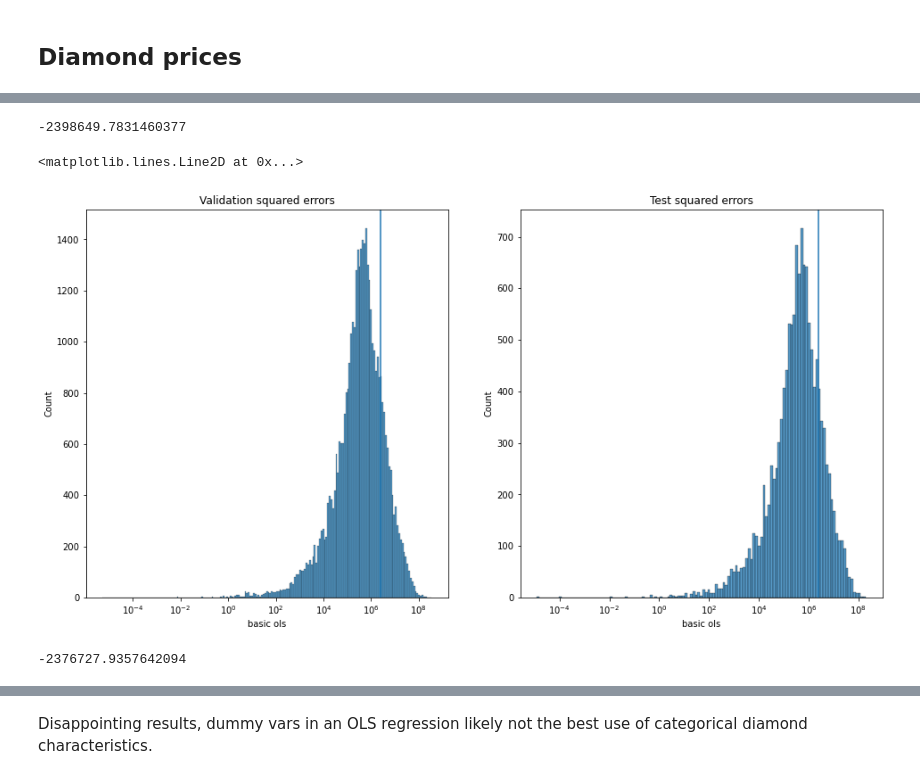
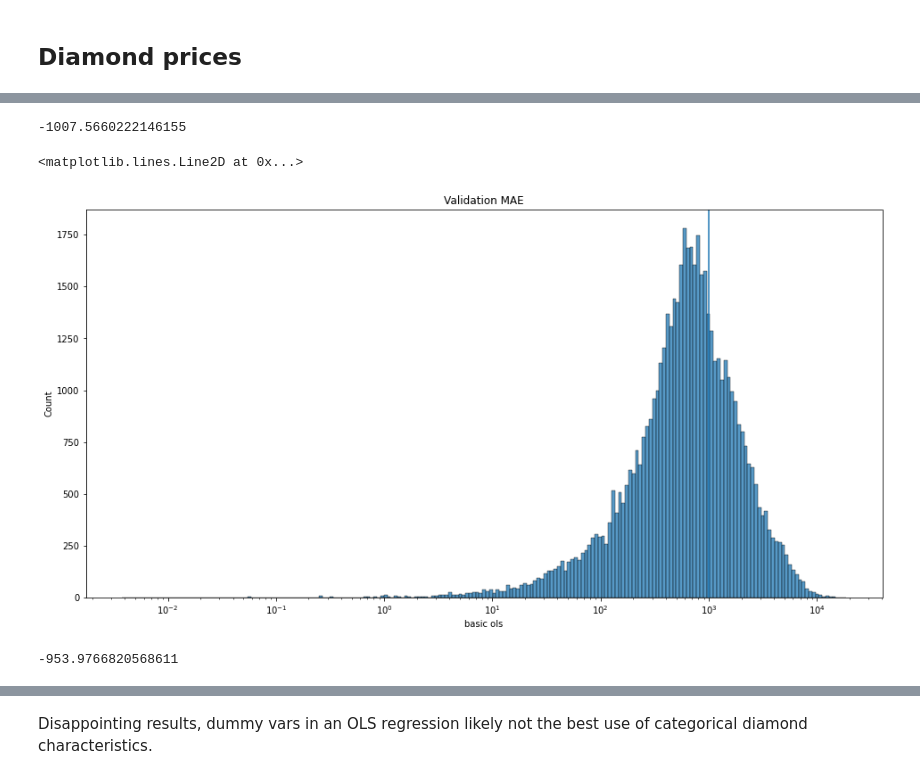
Before and after one commit to MatthewAckman/diamond_prices, a Jupyter notebook: fi_sandbox.ipynb, the cells around one changed output, grey strips where cells are left out. Cells and saved outputs as stored; diff of their text form; code cells hidden in the pictures.

```diff
--- a/fi_sandbox.ipynb
+++ b/fi_sandbox.ipynb
@@ -6,10 +6,8 @@ import seaborn as sns
 import matplotlib.pyplot as plt
 from module import *  # in-house module
 
-from sklearn.preprocessing import PolynomialFeatures
-from sklearn.preprocessing import StandardScaler
+from sklearn.preprocessing import PolynomialFeatures, StandardScaler
 from sklearn.model_selection import cross_val_score
-from sklearn.metrics import mean_squared_error
 from sklearn.linear_model import LinearRegression
 from sklearn.ensemble import RandomForestRegressor
 from sklearn.pipeline import Pipeline
@@ -17,24 +15,19 @@ from sklearn.pipeline import Pipeline
 import warnings
 warnings.filterwarnings("ignore")
 
-## load main dataset
+## Load main dataset
 df = sns.load_dataset('diamonds')
 df = df[['price','carat','color','cut','clarity']]
-cv_errors = pd.DataFrame()  # used to store errors for plotting
-tt_errors = pd.DataFrame()  # ^^
+errors = pd.DataFrame()  # used to store errors for plotting
 
-intercept = True
-scoring = 'neg_mean_squared_error'
+## Project-wide toggles
+intercept = True  # intercept for OLS models
+scoring = 'neg_mean_absolute_error'  # scoring method for cross-validation
 
 
-def get_errors(data, model, exog, endog, kfold=None):
-    if not kfold:
-        kfold = KFold(n_splits=5, shuffle=True, random_state=1996)
-
-    cv_errors = pd.DataFrame()
-    tt_errors = pd.DataFrame()
-
-    data, test_data = tt_tr_split(data)
+def get_errors(data, model, exog, endog):
+    kfold = KFold(n_splits=5, shuffle=True, random_state=1996)
+    errors = pd.DataFrame()
 
     # yield cv errors
     for tr, tt in kfold.split(data):
@@ -42,9 +35,7 @@ def get_errors(data, model, exog, endog, kfold=None):
         xtt, ytt = data.iloc[tt][exog], data.iloc[tt][endog]
         model.fit(xtr, ytr)
 
-        cv_errors = cv_errors.append((model.predict(xtt) - ytt)**2, ignore_index=True)
+        ypred = model.predict(xtt).reshape(-1,1)
+        errors = errors.append(abs(ypred - ytt), ignore_index=True)
 
-    # yield test errors
-    tt_errors = tt_errors.append((model.predict(test_data[exog]) - test_data[endog])**2, ignore_index=True)
-
-    return cv_errors, tt_errors
+    return errors.replace([-np.inf, np.inf], np.nan)
@@ -55,7 +53,7 @@ y = ['price']
 X = ['carat']
 
 pipe = Pipeline([
-    ('ols', LinearRegression(fit_intercept=intercept))
+    ('ols', LinearRegression(fit_intercept = intercept))
 ])
 
 cross_val_score(estimator=pipe,
@@ -64,18 +62,16 @@ cross_val_score(estimator=pipe,
                 cv = KFold(n_splits=5, shuffle=True, random_state=1996),
                 scoring = scoring).mean()
 # %% [output]
--2398649.7831460377
+-1007.5660222146155
 # %%
-fig, ax = plt.subplots(1,2, figsize=(16,8))
+fig, ax = plt.subplots(1,1, figsize=(16,8))
 
-cv_errors['basic ols'], tt_errors['basic ols'] = get_errors(df, pipe, X, y)
-sns.histplot(cv_errors['basic ols'], log_scale=True, ax=ax[0]).set_title('Validation squared errors')
-ax[0].axvline(x=cv_errors['basic ols'].mean(), c='C0')
-sns.histplot(tt_errors['basic ols'], log_scale=True, ax=ax[1]).set_title('Test squared errors')
-ax[1].axvline(x=tt_errors['basic ols'].mean(), c='C0')
+errors['basic ols'] = get_errors(data=df, model=pipe, exog=X, endog=y)
+sns.histplot(errors['basic ols'], log_scale=True, ax=ax).set_title('Validation MAE')
+ax.axvline(x=errors['basic ols'].mean(), c='C0')
 # %% [output]
 <matplotlib.lines.Line2D at 0x...>
-[figure, old version]
+[figure, new version]
 # %%
 ## Allow prices to be quadratic in carats: price ~ b0 + b1*carat * b2*carat^2 + e
 
@@ -85,7 +81,7 @@ y = ['price']
 X = ['carat','carat^2']
 
 pipe = Pipeline([
-    ('ols', LinearRegression(fit_intercept=intercept))
+    ('ols', LinearRegression(fit_intercept = intercept))
 ])
 
 cross_val_score(estimator = pipe,
@@ -94,5 +90,5 @@ cross_val_score(estimator = pipe,
                 cv = KFold(n_splits=5, shuffle=True, random_state=1996),
                 scoring = scoring).mean()
 # %% [output]
--2376727.9357642094
+-953.9766820568611
 # %%
```
Also changed, not shown: parts of 8 cells of this notebook.
